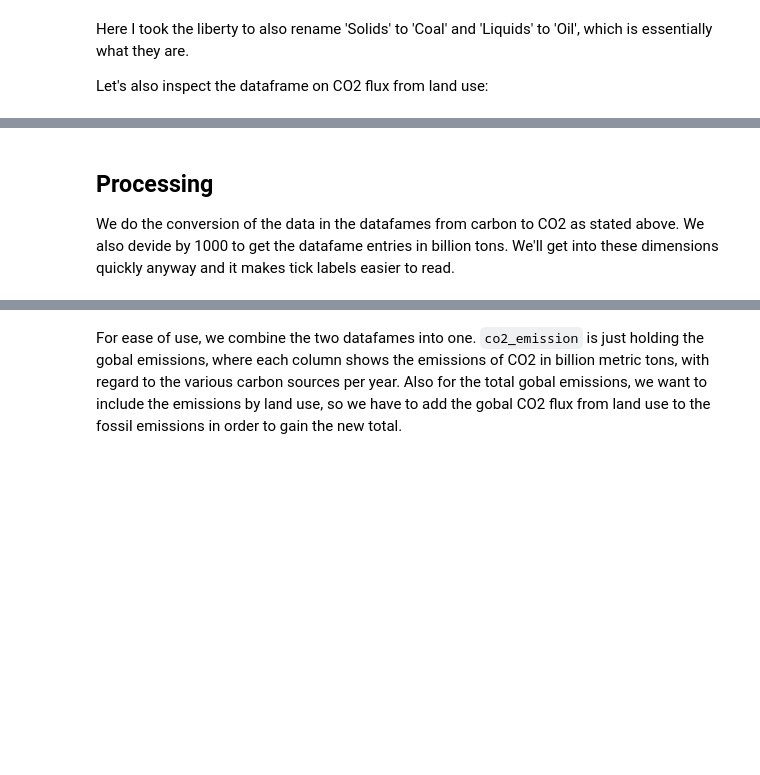
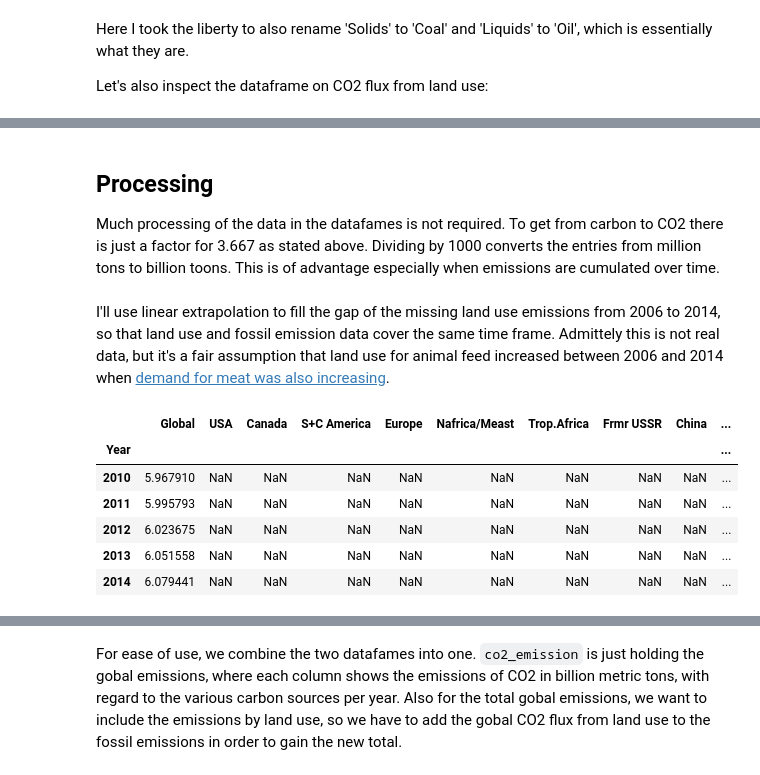
Before and after one commit to DocEpsilon/CO2-emissions-by-sources, a Jupyter notebook: Global CO2 Emissions incl Land Use.ipynb, the cells around one changed output, grey strips where cells are left out. Drawn from its saved outputs; the diff is of its cells as text; code cells hidden in the pictures; blank space fills up the shorter version.

```diff
--- a/Global CO2 Emissions incl Land Use.ipynb
+++ b/Global CO2 Emissions incl Land Use.ipynb
@@ -137,6 +138,9 @@ It is noteworthy that at the beginning of our century the US, Europe and China a
 # %% [markdown]
 ## Processing
-We do the conversion of the data in the datafames from carbon to CO2 as stated above. We also devide by 1000 to get the datafame entries in billion tons.  We'll get into these dimensions quickly anyway and it makes tick labels easier to read.
+
+Much processing of the data in the datafames is not required. To get from carbon to CO2 there is just a factor for 3.667 as stated above. Dividing by 1000 converts the entries from million tons to billion toons. This is of advantage especially when emissions are cumulated over time.
 # %%
 co2flux_from_landuse = co2flux_from_landuse.applymap(lambda x: x * 3.667 * 1e-3)
 co2_fossil_emissions = co2_fossil_emissions.applymap(lambda x: x * 3.667 * 1e-3)
+# %% [markdown]
+I'll use linear extrapolation to fill the gap of the missing land use emissions from 2006 to 2014, so that land use and fossil emission data cover the same time frame. Admittely this is not real data, but it's a fair assumption that land use for animal feed increased between 2006 and 2014 when [demand for meat was also increasing](https://de.statista.com/statistik/daten/studie/28782/umfrage/die-globale-fleischerzeugung-seit-1990/).
@@ -143 +155,11 @@ co2_fossil_emissions = co2_fossil_emissions.applymap(lambda x: x * 3.667 * 1e-3)
+# %%
+co2flux_from_landuse_expl.tail()
+# %% [output]
+|  | Global | USA | Canada | S+C America | Europe | Nafrica/Meast | Trop.Africa | Frmr USSR | China | ... |
+| Year |  |  |  |  |  |  |  |  |  | ... |
+| 2010 | 5.967910 | NaN | NaN | NaN | NaN | NaN | NaN | NaN | NaN | ... |
+| 2011 | 5.995793 | NaN | NaN | NaN | NaN | NaN | NaN | NaN | NaN | ... |
+| 2012 | 6.023675 | NaN | NaN | NaN | NaN | NaN | NaN | NaN | NaN | ... |
+| 2013 | 6.051558 | NaN | NaN | NaN | NaN | NaN | NaN | NaN | NaN | ... |
+| 2014 | 6.079441 | NaN | NaN | NaN | NaN | NaN | NaN | NaN | NaN | ... |
 # %% [markdown]
```
Also changed, not shown: parts of 38 cells of this notebook, 4 other files.
